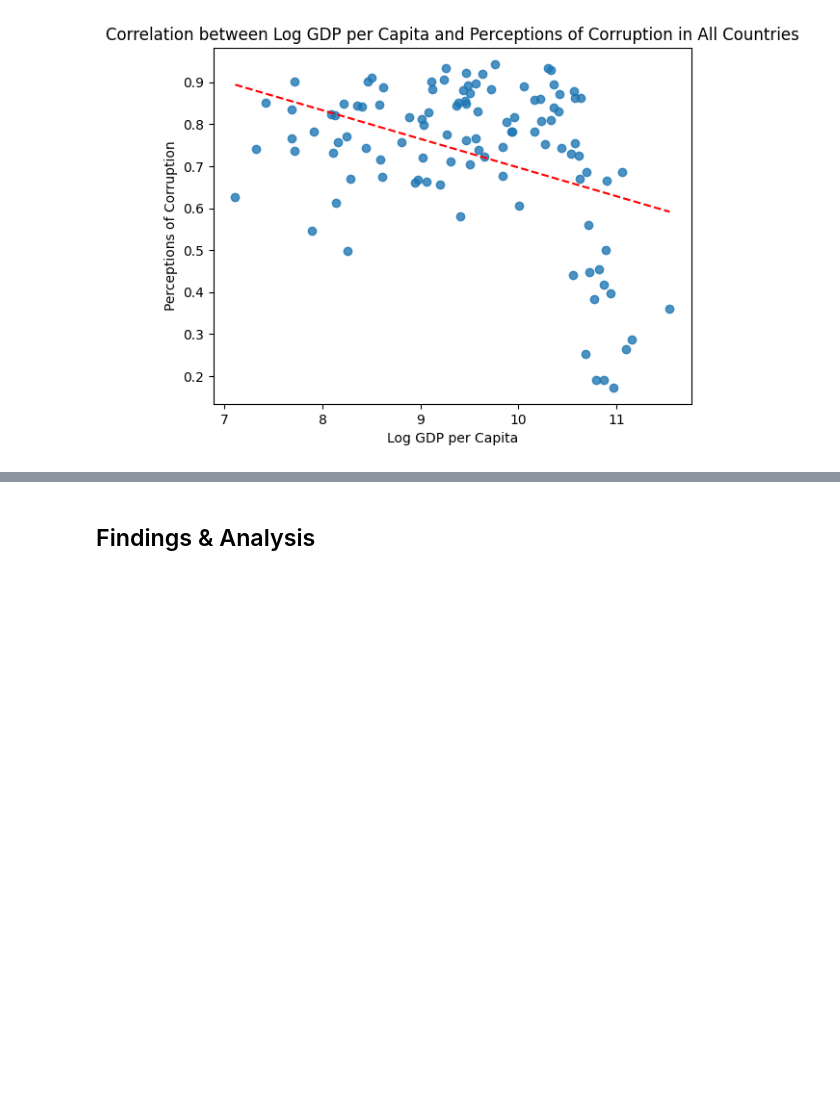
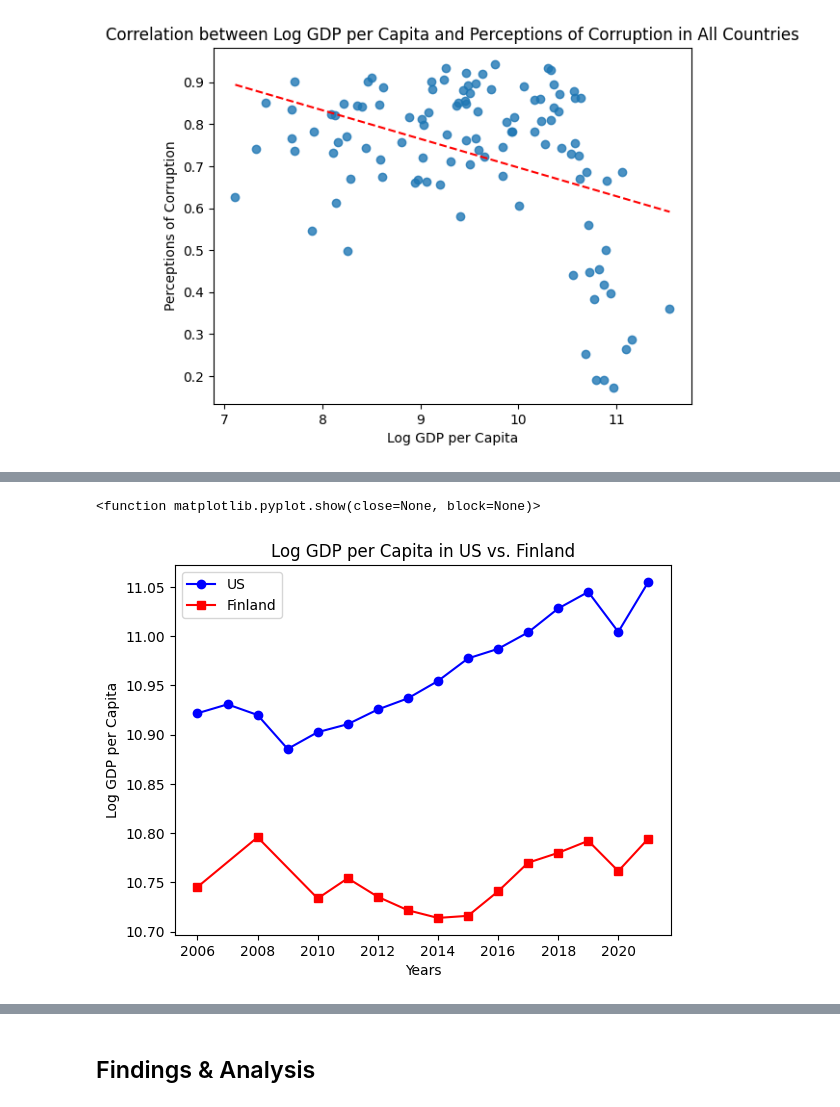
Before and after one commit to tiffany246897/Quarto-Blog, a Jupyter notebook: posts/FinalProject.ipynb, the cells around one changed output, grey strips where cells are left out. Drawn from its saved outputs; the diff is of its cells as text; code cells hidden in the pictures; blank space fills up the shorter version.

```diff
--- a/posts/FinalProject.ipynb
+++ b/posts/FinalProject.ipynb
@@ -125,0 +161,21 @@ This final plot analyzes the relationship between the perceptions of corruption
+# %%
+US = df1[df1['Country name'] == 'United States']
+Fin = df1[df1['Country name'] == 'Finland']
+# %%
+x1 = US['year']
+x2 = Fin['year']
+y1_Gen = US['Log GDP per capita']
+y2_Gen = Fin['Log GDP per capita']
+
+plt.plot(x1, y1_Gen, label='US', color='blue', marker='o')
+plt.plot(x2, y2_Gen, label='Finland', color='red', marker='s')
+
+plt.xlabel('Years')
+plt.ylabel('Log GDP per Capita')
+plt.title('Log GDP per Capita in US vs. Finland')
+plt.legend()
+
+plt.show
+# %% [output]
+<function matplotlib.pyplot.show(close=None, block=None)>
+[figure, added]
```
Also changed, not shown: parts of 19 cells of this notebook.
